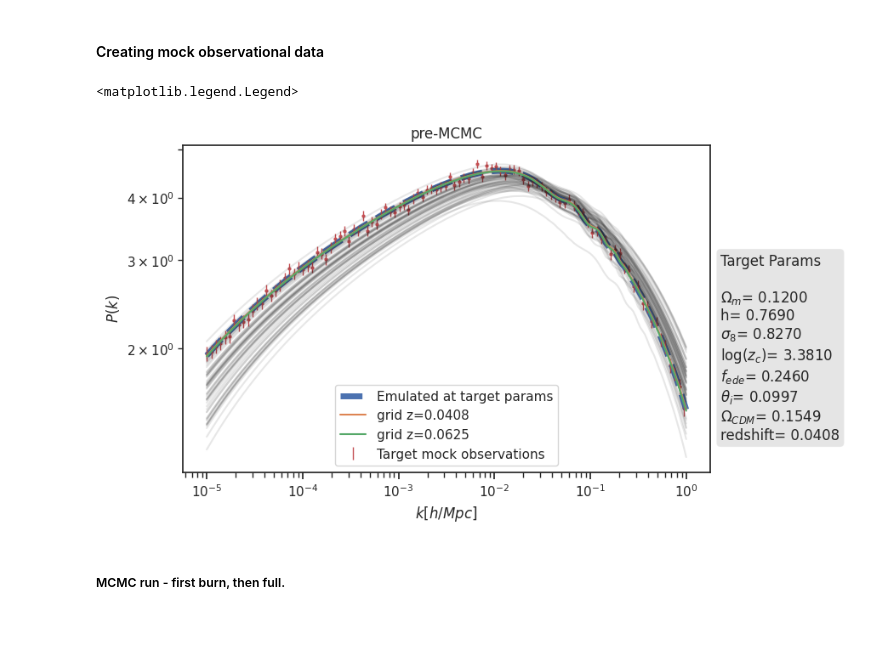
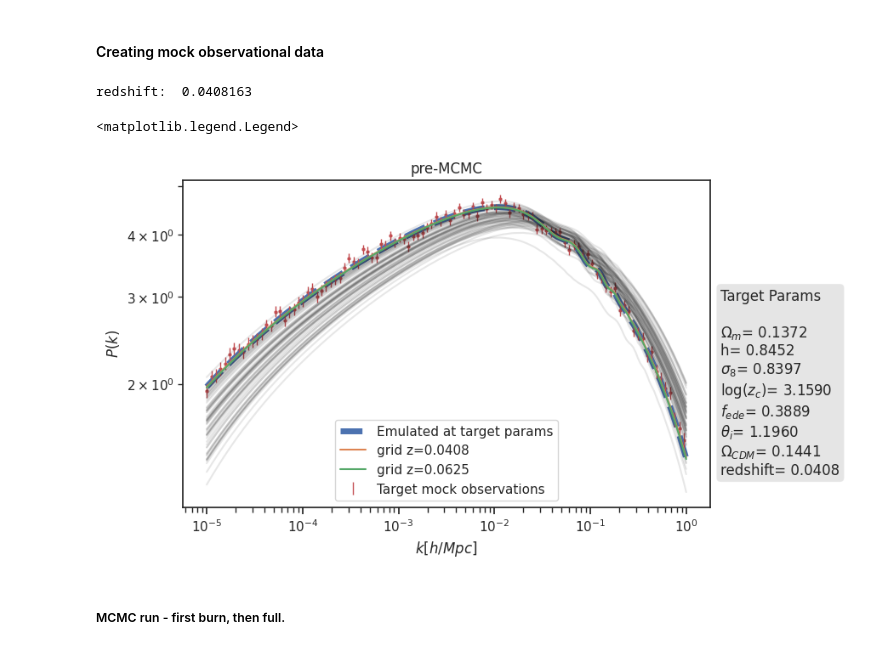
Before and after one commit to nesar/EarlyDarkEmu, a Jupyter notebook: nbs/index.ipynb, the cells around one changed output. Saved outputs shown, nothing was run; the diff lists cells and outputs as text; code cells hidden in the pictures.

Commit message:
mcmc fixed

```diff
--- a/nbs/index.ipynb
+++ b/nbs/index.ipynb
@@ -132,7 +132,7 @@ y_ind = k_all
 
 
 # Train-test split
-test_indices = [3, 14, 35]
+test_indices = [4, 19, 35]
 input_params= p_all[test_indices]
 target_vals = Pk_all[:, z_index, :][test_indices]
 
@@ -329,66 +325,68 @@ nrun = 700  # 1000
 #### Creating mock observational data
 # %%
 
-target_indx = 0 #0 ,14, 35
+target_indx = 1 #0 ,14, 35
 z_index = 2
 L = 32
 fake_obs_data_index_every = 2
 
 redshift = z_all[z_index]
-x = k_all[::fake_obs_data_index_every]
-y = Pk_all[:, z_index, :][target_indx][::fake_obs_data_index_every]
+x_target_mcmc = k_all[::fake_obs_data_index_every]
+y_target_mcmc = Pk_all[:, z_index, :][target_indx][::fake_obs_data_index_every]
 
-if not if_pk_log: y = y*(1 + np.random.normal(0.0, 0.5, size=y.shape))
-if if_pk_log: y = y*(1 + 0.02*np.random.normal(0.0, 1, size=y.shape))
+if not if_pk_log: y_target_mcmc = y_target_mcmc*(1 + np.random.normal(0.0, 0.5, size=y_target_mcmc.shape))
+if if_pk_log: y_target_mcmc = y_target_mcmc*(1 + 0.02*np.random.normal(0.0, 1, size=y_target_mcmc.shape))
 
-if not if_pk_log: yerr = np.sqrt( Pk_all[:, z_index, :][target_indx][::fake_obs_data_index_every]*(L**3))/((0.1*L)**3)
-if if_pk_log: yerr = np.sqrt( Pk_all[:, z_index, :][target_indx][::fake_obs_data_index_every]*(L**3))/((0.5*L)**3)
+if not if_pk_log: yerr_target_mcmc = np.sqrt( Pk_all[:, z_index, :][target_indx][::fake_obs_data_index_every]*(L**3))/((0.1*L)**3)
+if if_pk_log: yerr_target_mcmc = np.sqrt( Pk_all[:, z_index, :][target_indx][::fake_obs_data_index_every]*(L**3))/((0.5*L)**3)
 
 x_grid = k_all
 params_calib = p_all[target_indx][:, np.newaxis].T
 print('redshift: ', redshift)
+# %% [output]
+redshift:  0.0408163
 # %%
 
 f, a = plt.subplots(1,1, figsize = (8, 5))
 input_params_and_redshift = np.append(params_calib, redshift)
 bk_target, err_target = emu_redshift(input_params_and_redshift[np.newaxis, :], sepia_model_list, z_all)
 a.plot(k_all, bk_target[:, 0], label='Emulated at target params', lw=5, ls='--')
-a.errorbar(x, y, yerr, label='Target mock observations', ls='none', lw=1, color = "r")
-a.scatter(x, y, s = 5, marker = "h", color = "r")
+a.errorbar(x_target_mcmc, y_target_mcmc, yerr_target_mcmc, label='Target mock observations', ls='none', lw=1, color = "r")
+a.scatter(x_target_mcmc, y_target_mcmc, s = 5, marker = "h", color = "r")
 
 
 a.plot(k_all, Pk_all[:, z_index, :].T, 'k', alpha=0.1)
 
 
 plt.plot(k_all, emulate(sepia_model_list[z_index], input_params_and_redshift[:-1])[0], label='grid z=%.4f'%z_all[z_index])
 plt.plot(k_all, emulate(sepia_model_list[z_index+1], input_params_and_redshift[:-1])[0], label='grid z=%.4f'%z_all[z_index + 1])
 
 string_print0 = 'Target Params \n\n'
 string_print1 = PARAM_NAME[0] + '= %.4f'%input_params_and_redshift[0] + '\n'
 string_print2 = PARAM_NAME[1] + '= %.4f'%input_params_and_redshift[1] + '\n'
 string_print3 = PARAM_NAME[2] + '= %.4f'%input_params_and_redshift[2] + '\n'
 string_print4 = PARAM_NAME[3] + '= %.4f'%input_params_and_redshift[3] + '\n'
 string_print5 = PARAM_NAME[4] + '= %.4f'%input_params_and_redshift[4] + '\n'
 string_print6 = PARAM_NAME[5] + '= %.4f'%input_params_and_redshift[5] + '\n'
 string_print7 = PARAM_NAME[6] + '= %.4f'%input_params_and_redshift[6] + '\n'
 string_print8 = 'redshift' + '= %.4f'%input_params_and_redshift[7]
 
 
 string_print = string_print0 + string_print1 + string_print2 + string_print3 + string_print4 + string_print5 + string_print6 + string_print7 + string_print8
 
 props = dict(boxstyle='round', facecolor='gray', alpha=0.2)
 plt.text(1.02, 0.1, string_print, transform=a.transAxes, fontsize=12, bbox=props)
 
 
 a.set_xscale('log')
 a.set_yscale('log')
 plt.title('pre-MCMC')
 a.set_xlabel(r'$k [h/Mpc]$')
 a.set_ylabel(r'$P(k)$')
 plt.legend()
 # %% [output]
 <matplotlib.legend.Legend>
-[figure, old version]
+[figure, new version]
 # %%
 #| hide
 
```
Also changed, not shown: parts of 15 cells of this notebook, 6 other files.
